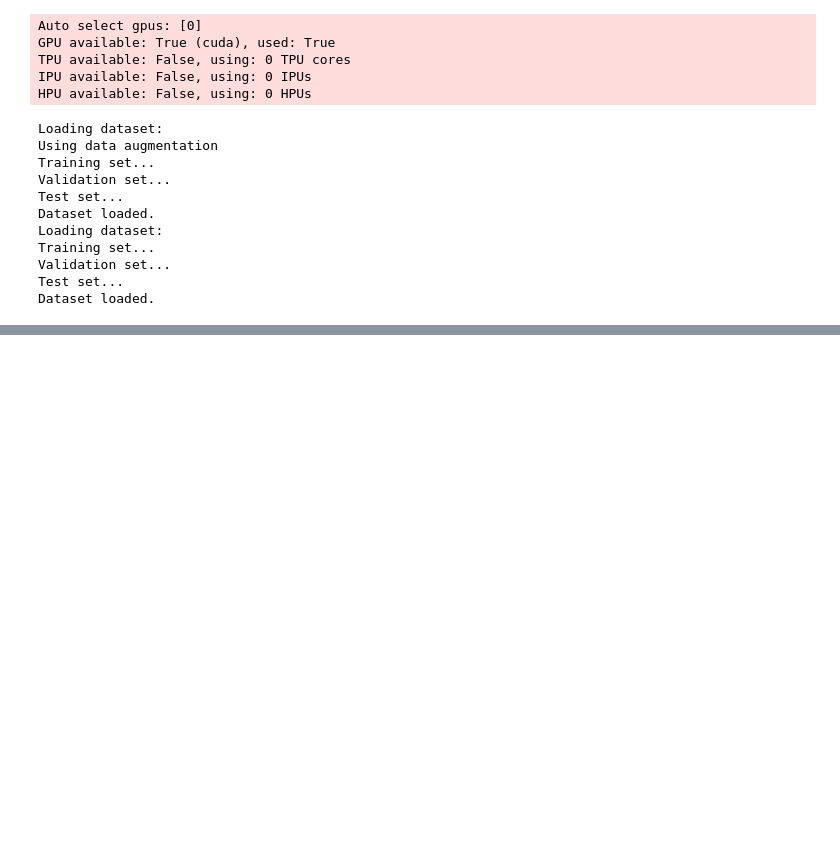
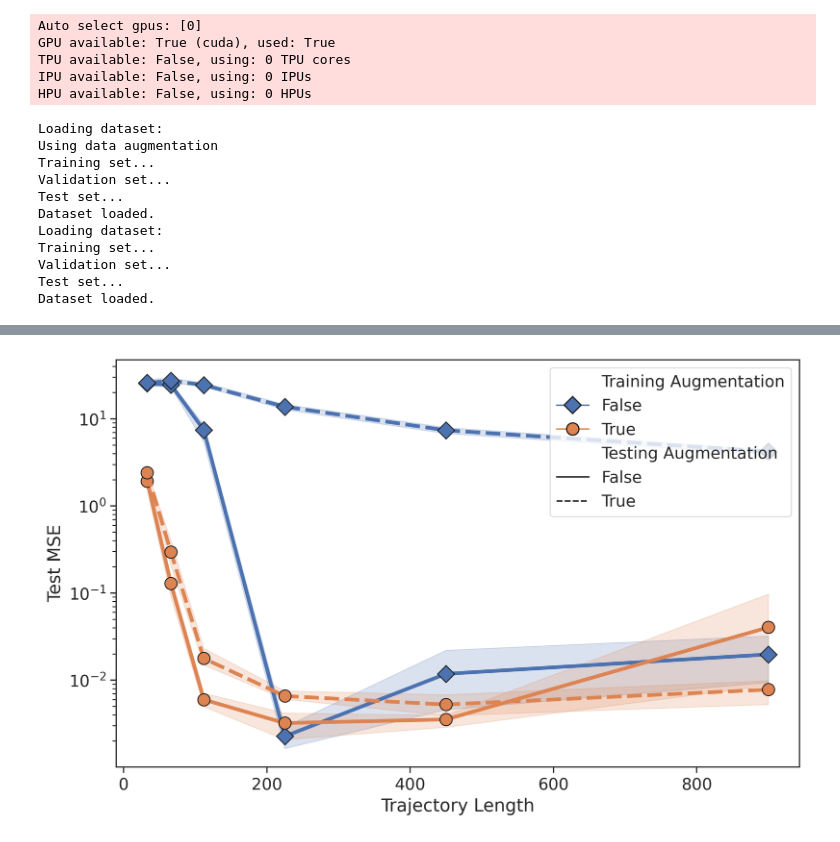
Before and after one commit to connorsteph/parameter_regression_from_return_maps_paper_code, a Jupyter notebook: SAM_bargraph_plots.ipynb, the cells around one changed output, grey strips where cells are left out. Cells and saved outputs as stored; diff of their text form; code cells hidden in the pictures; blank space fills up the shorter version.

```diff
--- a/SAM_bargraph_plots.ipynb
+++ b/SAM_bargraph_plots.ipynb
@@ -410,0 +397,14 @@ coords=[0, 1]
+# %%
+df = pd.read_csv("SAM_length_generalization_study.csv")
+
+fig, ax = plt.subplots(1,1, figsize=(10,6), dpi=300)
+plot = sns.lineplot(data=df, x="traj_len", y="Loss", hue="Training Augmentation", style="Testing Augmentation", ax=ax,
+     linewidth=3, markers=True, markeredgecolor='k')
+fix_lineplot_markers(plot)
+ax.set_yscale('log')
+ax.set_xlabel("Trajectory Length")
+ax.set_ylabel("Test MSE")
+ax.legend(loc='upper right')
+fig.savefig("SAM_trajectory_length_study.pdf", bbox_inches="tight")
+# %% [output]
+[figure, added]
```
Also changed, not shown: parts of 9 cells of this notebook.
